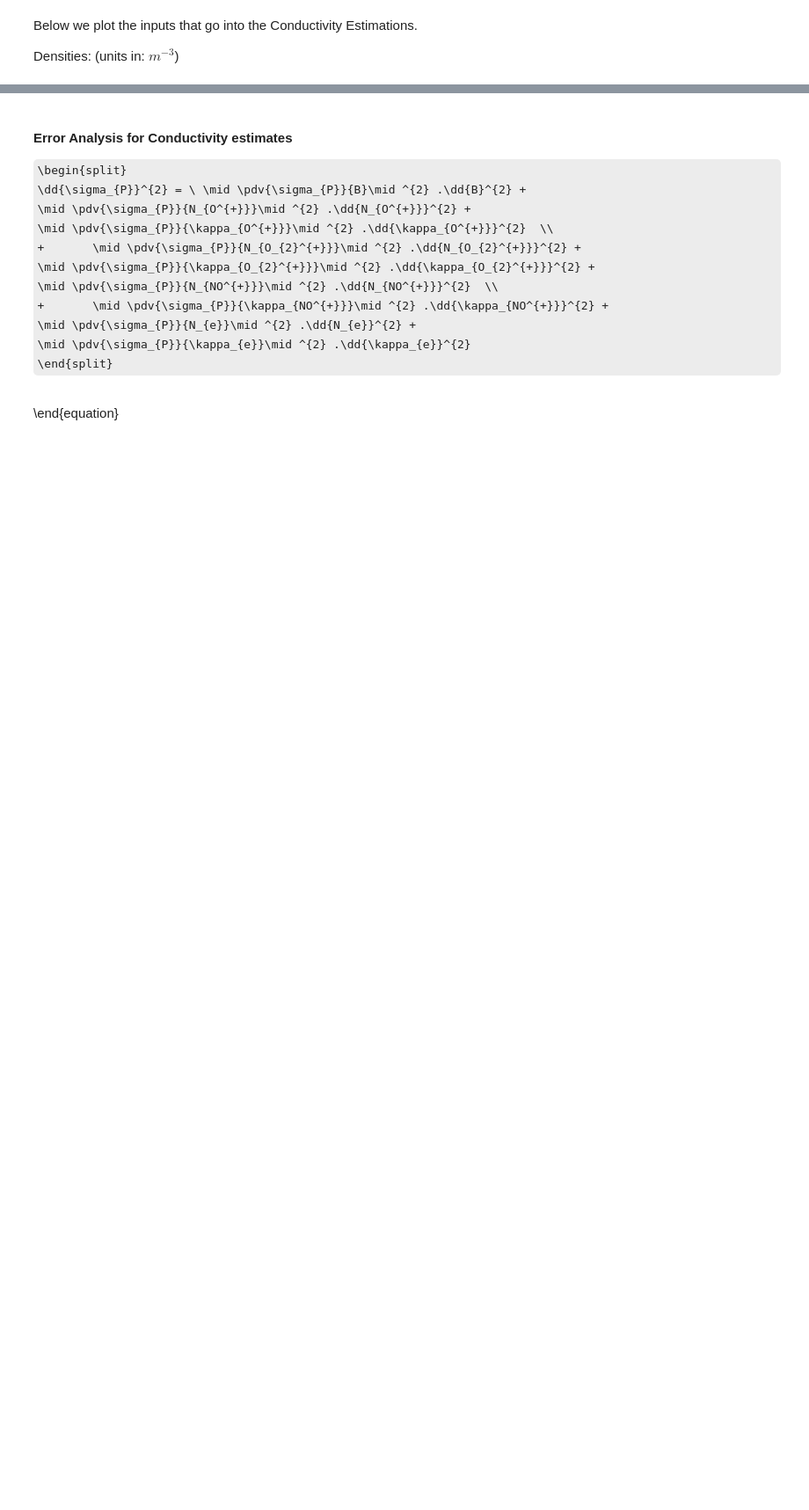
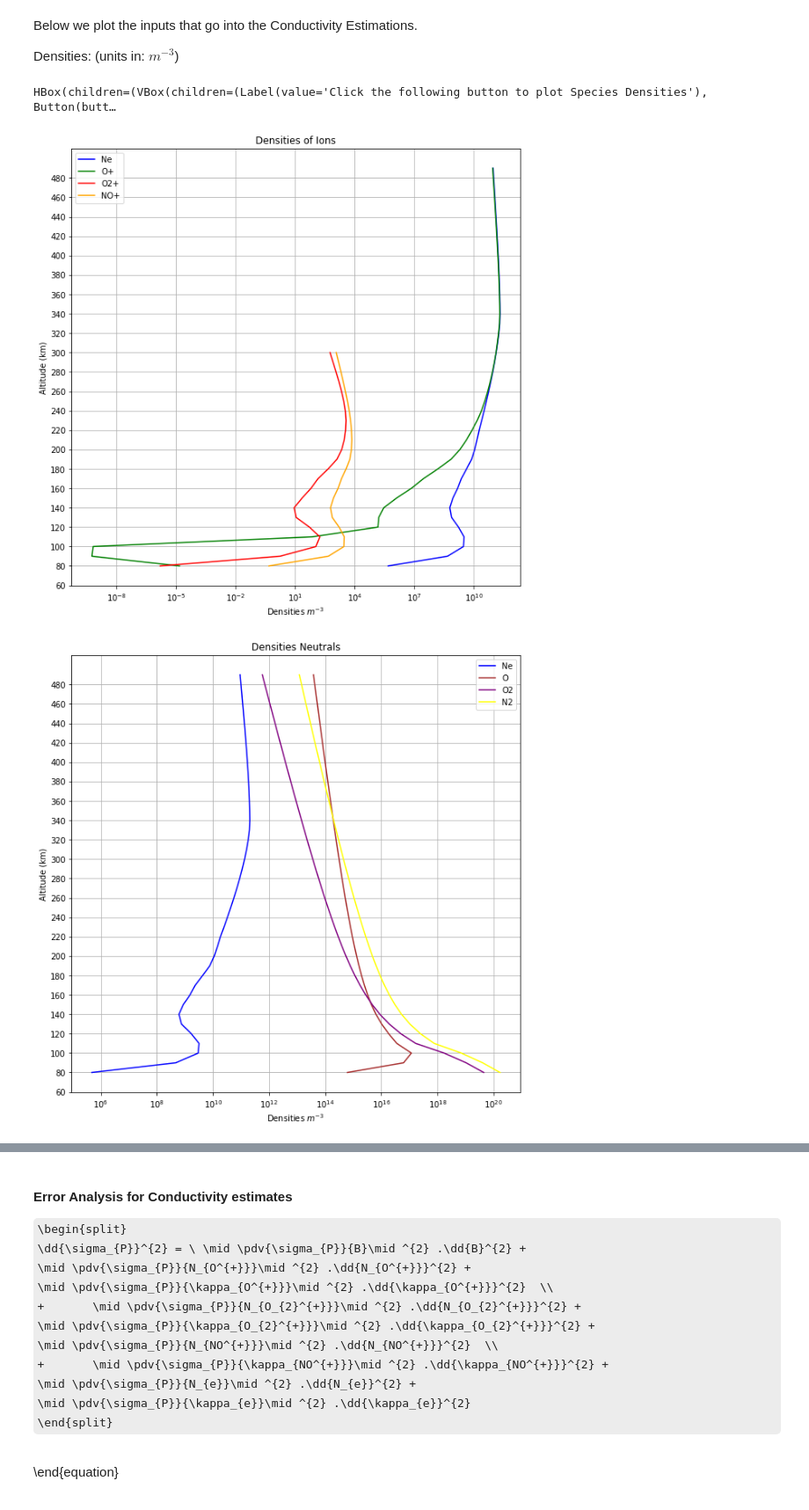
Before and after one commit to Xritsos/Dedaulus, a Jupyter notebook: DaedalusMAZE_ATBDs/DaedalusMAZE_ATBD_Conductivities_V2.ipynb, the cells around one changed output, grey strips where cells are left out. Shown: that part at 88% size. Drawn from its saved outputs; the diff is of its cells as text; code cells hidden in the pictures; some formulas as TeX source; blank space fills up the shorter version.

```diff
--- a/DaedalusMAZE_ATBDs/DaedalusMAZE_ATBD_Conductivities_V2.ipynb
+++ b/DaedalusMAZE_ATBDs/DaedalusMAZE_ATBD_Conductivities_V2.ipynb
@@ -300,7 +300,7 @@ def run_models(ap_ind_value,f10_7_ind_value):
             Te.append(pt.Te)  # K
             Ti.append(pt.Ti)  # K
             # .nn list contains 'O+', 'H+', 'HE+', 'O2+', 'NO+','N+' from iri model
-            Op.append(pt.ni['O+']* CubicCm2CubicM)  # m^-
+            Op.append(pt.ni['O+']* CubicCm2CubicM)  # m^-3
             Hp.append(pt.ni['H+']* CubicCm2CubicM)  # m^-3
             HEp.append(pt.ni['HE+']* CubicCm2CubicM)  # m^-3
 
@@ -409,7 +409,7 @@ button_layout={'width': '150px'}
 
 #lat widget
 lat=widgets.BoundedFloatText(
-    value=-90,
+    value=80,
     min=-90,
     max=90,
     step=0.5,
@@ -434,9 +434,9 @@ lon=widgets.BoundedFloatText(
 )
 
 min_alt=widgets.BoundedIntText(
-    value=0,
-    min=100,
-    max=10000,
+    value=80,
+    min=80,
+    max=500,
     step=5,
     description='Min_Altitude(km):',
     description_tooltip='Insert the minimum altitude for the altitude range',
@@ -447,9 +447,9 @@ min_alt=widgets.BoundedIntText(
 )
 
 max_alt=widgets.BoundedIntText(
-    value=0,
-    min=1000,
-    max=10000,
+    value=500,
+    min=80,
+    max=500,
     step=5,
     description='Max_Altitude(km):',
     description_tooltip='Insert the maximum altitude for the altitude range',
@@ -460,7 +460,7 @@ max_alt=widgets.BoundedIntText(
 
 alt_step=widgets.BoundedIntText(
     value=10,
-    min=0,
+    min=1,
     max=100,
     step=1,
     placeholder='Enter the step of the altitude range',
@@ -475,14 +475,14 @@ datetime_box=widgets.Text(
     value='Jan 01 2015 00:00:01.000000000',
     placeholder='Enter the datetime',
     description_tooltip='Insert datetime with this format',
-    description='Datetime:',
+    description='Datetime (UTC):',
     disabled=False,
     layout=layout1stcolumn,
     style=style,
 )
 
 ap_ind=widgets.BoundedIntText(
-    value=0,
+    value=132,
     min=0,
     max=400,
     step=1,
@@ -494,7 +494,7 @@ ap_ind=widgets.BoundedIntText(
 )
 
 f10_7_ind=widgets.BoundedIntText(
-    value=0,
+    value=150,
     min=0,
     max=300,
     step=1,
@@ -554,46 +557,65 @@ import matplotlib.pyplot as plt
 
     # plotting
 def plotting_densities(x):
-    fig = plt.figure()
+    #plot densities of ions
     plt.rcParams['figure.figsize'] = (10, 10)
+    fig = plt.figure(1)
     plt.grid()
     plt.yticks(np.arange(0, max_alt_value, max_alt_value/25))
-    plt.xlabel('')
+    plt.xlabel('Densities $m^{-3}$')
     plt.ylabel('Altitude (km)')
-    plt.title("Densities") # m^-3
+    plt.title("Densities of Ions") # m^-3
     plt.xscale('log')
 
     plt.plot(Ne,heights,color='blue', label="Ne")
     plt.plot(Op,heights,color='green',label="O+")
     plt.plot(O2p,heights,color='red',label="O2+")
     plt.plot(NOp,heights,color='orange',label="NO+")
+    plt.legend(loc='best')
+
+
+    fig = plt.figure(2)
+    plt.grid()
+    plt.yticks(np.arange(0, max_alt_value, max_alt_value/25))
+    plt.xlabel('Densities $m^{-3}$')
+    plt.ylabel('Altitude (km)')
+    plt.title("Densities Neutrals") # N*m^-3
+    plt.xscale('log')
+
+    plt.plot(Ne,heights,color='blue', label="Ne")
     plt.plot(O,heights,color='brown',label="O")
     plt.plot(O2,heights,color='purple',label="O2")
     plt.plot(N2,heights,color='yellow',label="N2")
     plt.legend(loc='best')
     plt.show()
+
+
     #end of plotting densities
 
 plot_button=widgets.Button(
     value=False,
     description='Plot_Densities',
     disabled=False,
     button_style='success', # 'success', 'info', 'warning', 'danger' or ''
     tooltip='Press to Plot Densities',
     icon='check',
     layout=button_layout,
     style=style,
 
 )
 label_Densities=widgets.Label(
     value='Click the following button to plot Species Densities',
 
 )
 y4=widgets.VBox([label_Densities,plot_button])
 
 plot_button.on_click(plotting_densities)
 box2=widgets.HBox([y4])
 display(box2)
+# %% [output]
+HBox(children=(VBox(children=(Label(value='Click the following button to plot Species Densities'), Button(butt…
+[figure, added]
+[figure, added]
 # %% [markdown]
 <a class="anchor" id="Plot-Conductivities"></a>
 Below we plot the Pedersen, Hall and Parallel Conductivity based on Richmond equations:
```
Also changed, not shown: parts of 5 cells of this notebook.
